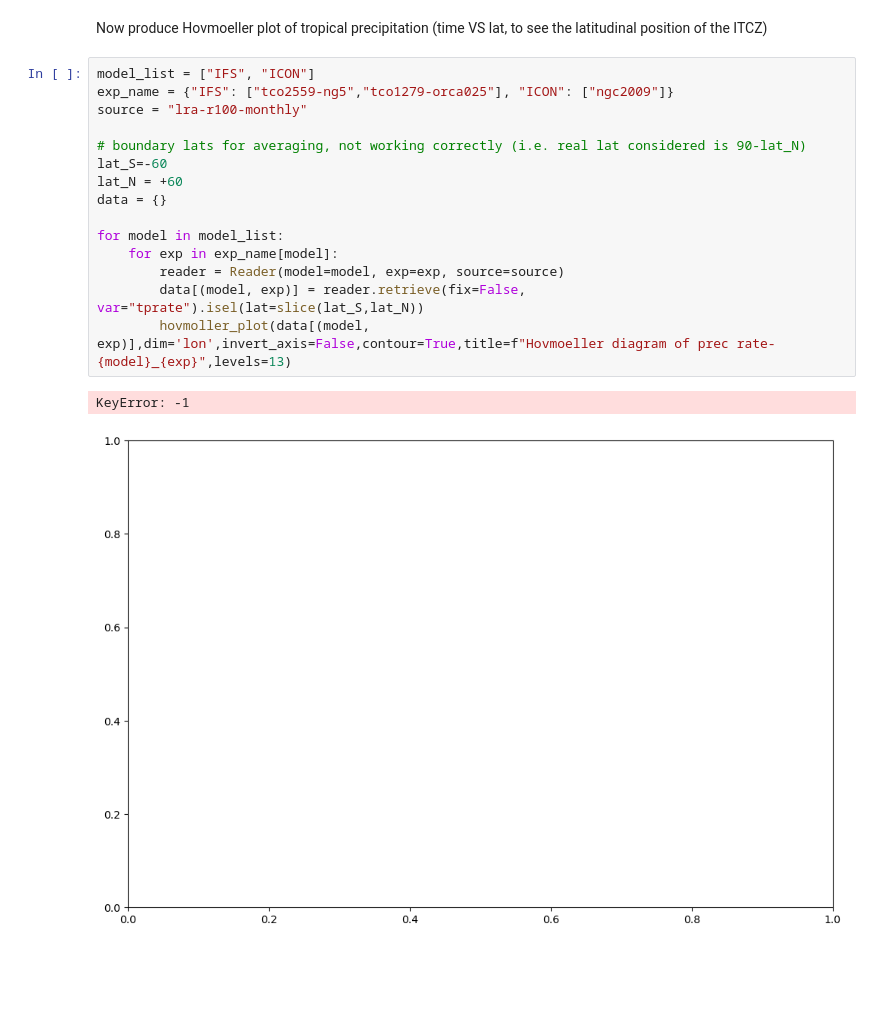
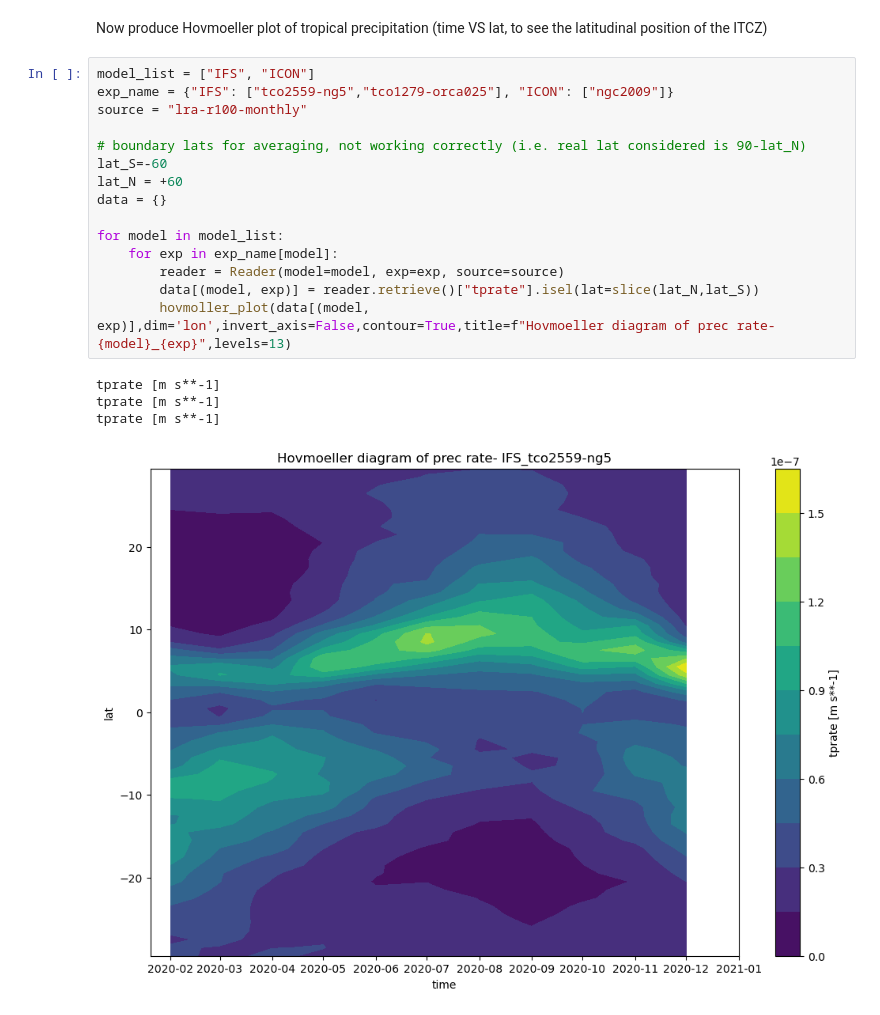
Before and after one commit to DestinE-Climate-DT/AQUA, a Jupyter notebook: diagnostics/basic_stats/tropical_prec.ipynb, the cells around one changed output. Saved outputs shown, nothing was run; the diff lists cells and outputs as text; blank space fills up the shorter version.

```diff
--- a/diagnostics/basic_stats/tropical_prec.ipynb
+++ b/diagnostics/basic_stats/tropical_prec.ipynb
@@ -65,18 +65,20 @@ Now produce Hovmoeller plot of tropical precipitation (time VS lat, to see the l
 # %%
 model_list = ["IFS", "ICON"]
 exp_name = {"IFS": ["tco2559-ng5","tco1279-orca025"], "ICON": ["ngc2009"]}
 source = "lra-r100-monthly"
 
 # boundary lats for averaging, not working correctly (i.e. real lat considered is 90-lat_N)
 lat_S=-60
 lat_N = +60
 data = {}
 
 for model in model_list:
     for exp in exp_name[model]:
         reader = Reader(model=model, exp=exp, source=source)
-        data[(model, exp)] = reader.retrieve(fix=False, var="tprate").isel(lat=slice(lat_S,lat_N))
+        data[(model, exp)] = reader.retrieve()["tprate"].isel(lat=slice(lat_N,lat_S))
         hovmoller_plot(data[(model, exp)],dim='lon',invert_axis=False,contour=True,title=f"Hovmoeller diagram of prec rate- {model}_{exp}",levels=13)
 # %% [output]
-KeyError: -1
+tprate [m s**-1]
+tprate [m s**-1]
+tprate [m s**-1]
-[figure, old version]
+[figure, new version]
```
Also changed, not shown: parts of 2 cells of this notebook.
